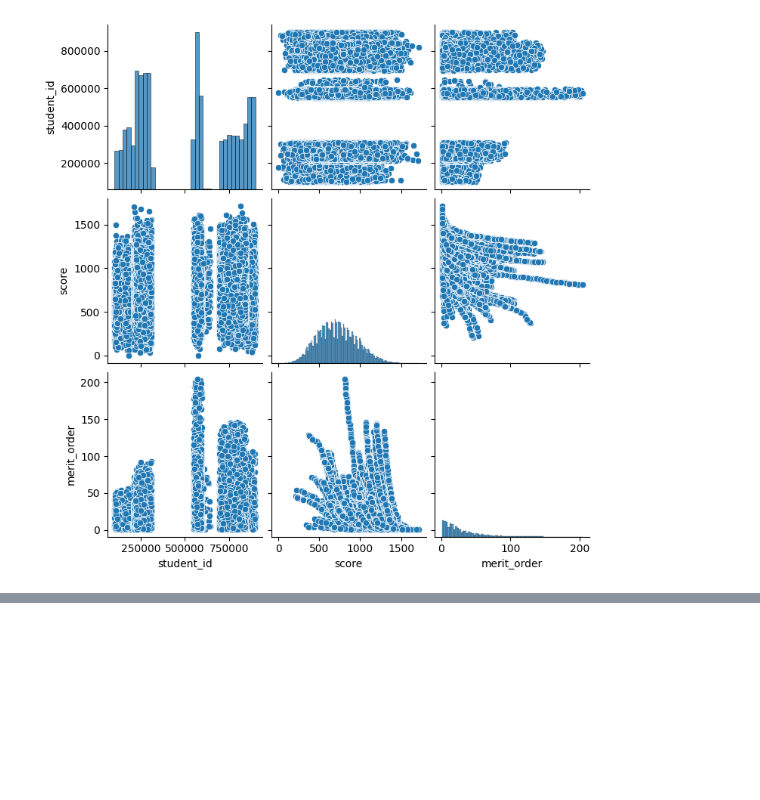
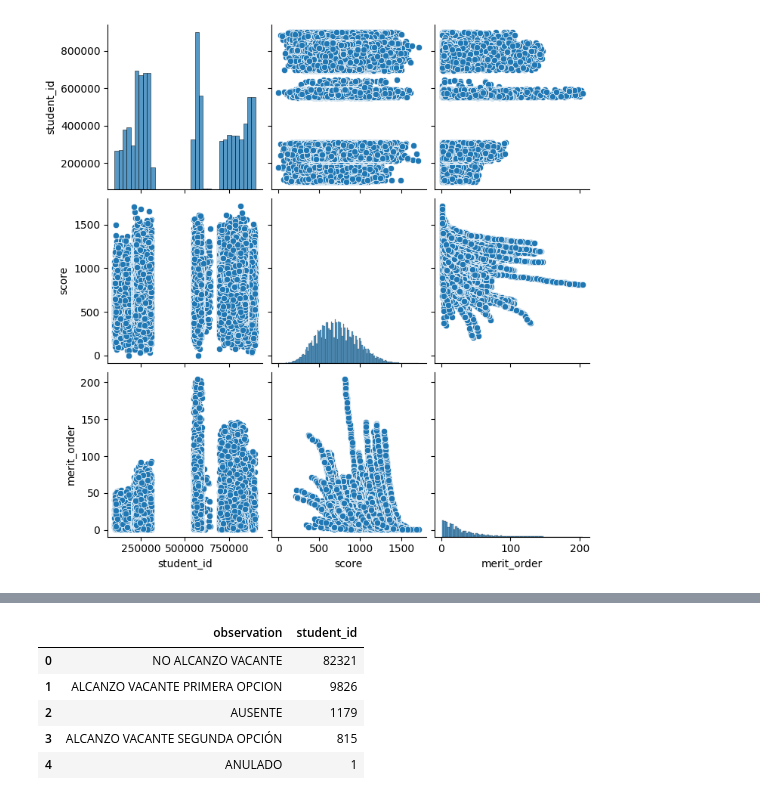
Before and after one commit to Dussand/exam_sm, a Jupyter notebook: delete_data/analisis_postulantes.ipynb, the cells around one changed output, grey strips where cells are left out. Cells and saved outputs as stored; diff of their text form; code cells hidden in the pictures; blank space fills up the shorter version.

```diff
--- a/delete_data/analisis_postulantes.ipynb
+++ b/delete_data/analisis_postulantes.ipynb
@@ -871,3 +871,16 @@ ingresados
 | 2024I | 1821.0 | 303.0 | 1.0 | 334.0 | 26403.0 | 28862.0 | ... |
 | 2024II | 2118.0 | 512.0 | 0.0 | 209.0 | 19238.0 | 22077.0 | ... |
 | 2025I | 2136.0 | 0.0 | 0.0 | 182.0 | 16332.0 | 18650.0 | ... |
+# %%
+funnel_df = resultados_exam.groupby('observation').agg({
+    'student_id': 'count'
+}).sort_values(by = 'student_id', ascending = False).reset_index()
+# %%
+funnel_df
+# %% [output]
+|  | observation | student_id |
+| 0 | NO ALCANZO VACANTE | 82321 |
+| 1 | ALCANZO VACANTE PRIMERA OPCION | 9826 |
+| 2 | AUSENTE | 1179 |
+| 3 | ALCANZO VACANTE SEGUNDA OPCIÓN | 815 |
+| 4 | ANULADO | 1 |
```
Also changed, not shown: parts of 8 cells of this notebook, 1 other file.
